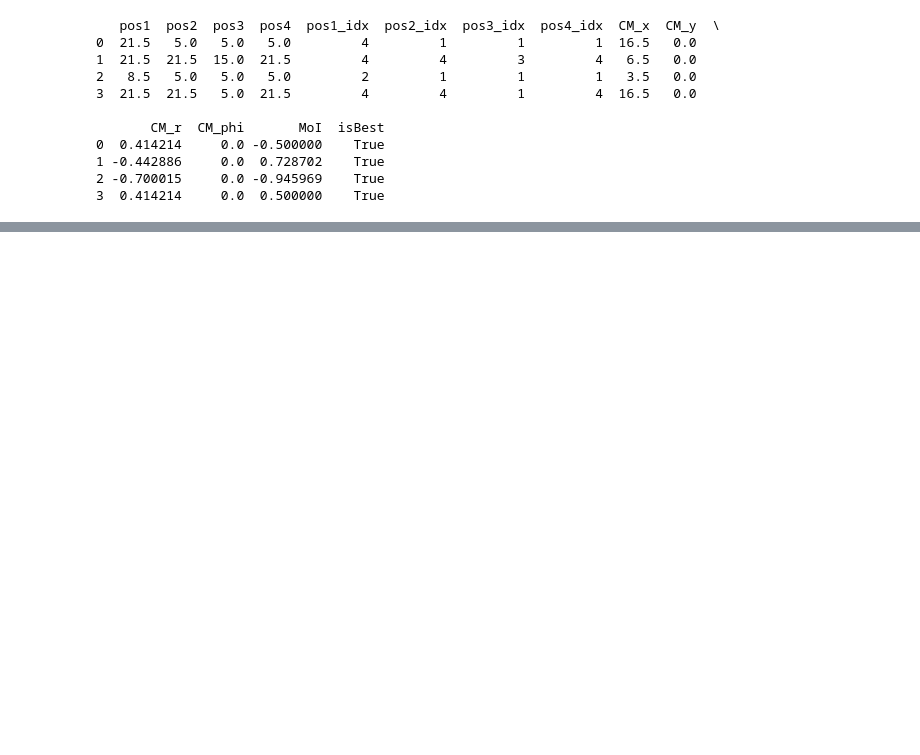
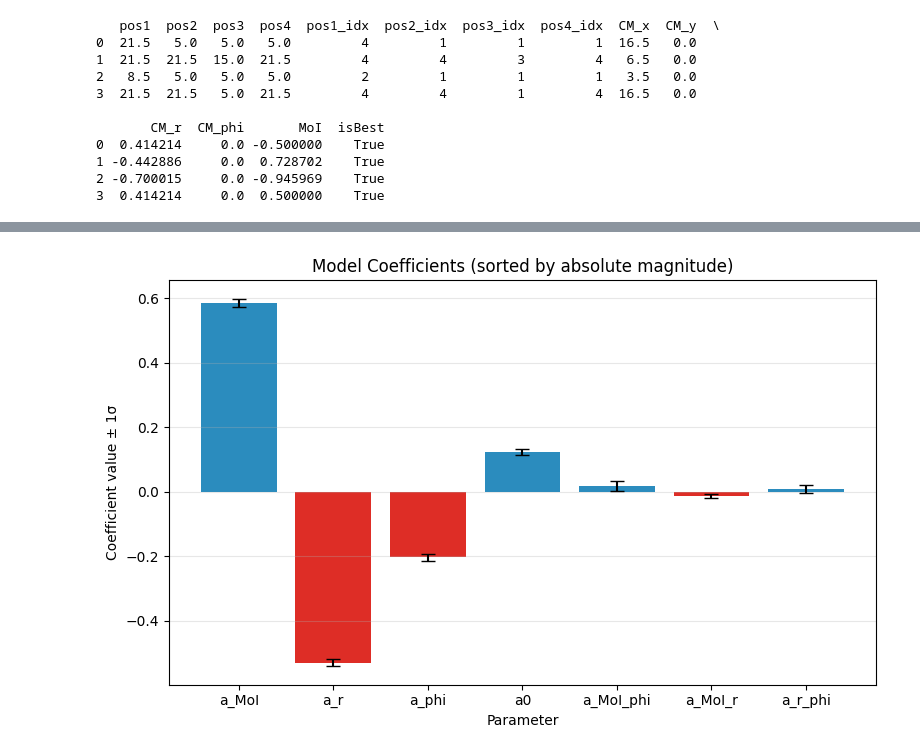
Before and after one commit to Fantastic-Fabian/Doe, a Jupyter notebook: Project.ipynb, the cells around one changed output, grey strips where cells are left out. Saved outputs shown, nothing was run; the diff lists cells and outputs as text; code cells hidden in the pictures; blank space fills up the shorter version.

Commit message:
Added model calculation

```diff
--- a/Project.ipynb
+++ b/Project.ipynb
@@ -181,0 +277,34 @@ df_experiment_shuffled[["pos1_idx", "pos2_idx", "pos3_idx", "pos4_idx"]].to_csv(
+# %%
+# --- Parameter names ---
+param_names = ["a0", "a_MoI", "a_r", "a_phi", "a_MoI_r", "a_MoI_phi", "a_r_phi", "a_all"]
+
+# --- Compute errors ---
+param_errors = np.sqrt(np.diag(pcov))
+
+# --- Compute absolute effects for sorting ---
+abs_effects = np.abs(popt)
+
+# --- Sort by absolute value ---
+sort_idx = np.argsort(abs_effects)[::-1]  # descending order
+sorted_names = np.array(param_names)[sort_idx]
+sorted_values = popt[sort_idx]
+sorted_errors = param_errors[sort_idx]
+
+# --- Plot ---
+plt.figure(figsize=(8, 5))
+bars = plt.bar(
+    sorted_names,
+    sorted_values,
+    yerr=sorted_errors,
+    capsize=5,
+    color=["#2b8cbe" if val >= 0 else "#de2d26" for val in sorted_values],
+)
+plt.title("Model Coefficients (sorted by absolute magnitude)")
+plt.ylabel("Coefficient value ± 1σ")
+plt.xlabel("Parameter")
+plt.grid(alpha=0.3, axis="y")
+plt.tight_layout()
+plt.savefig("model_coefficients.png")
+plt.show()
+# %% [output]
+[figure, added]
```
Also changed, not shown: parts of 7 cells of this notebook, 4 other files.
